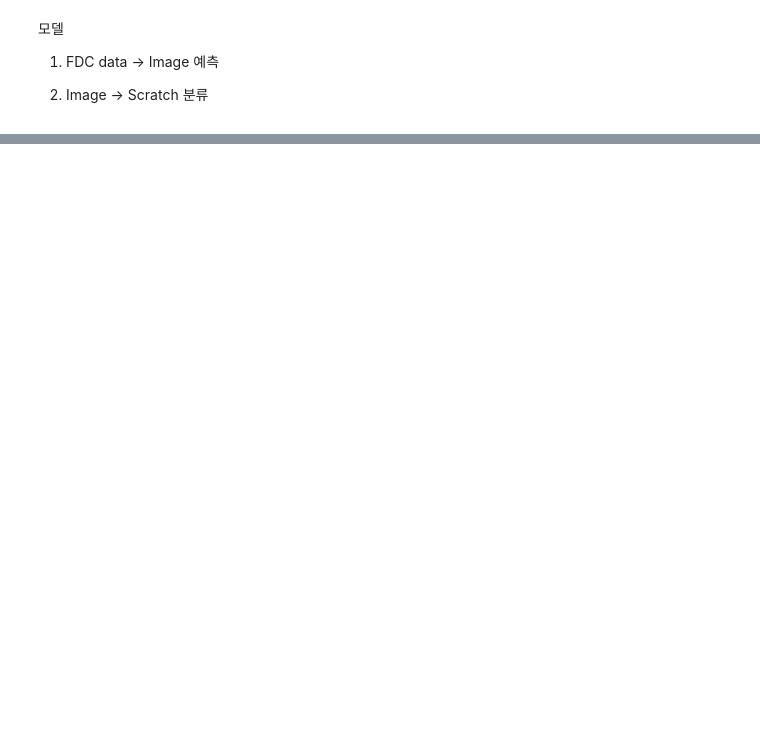
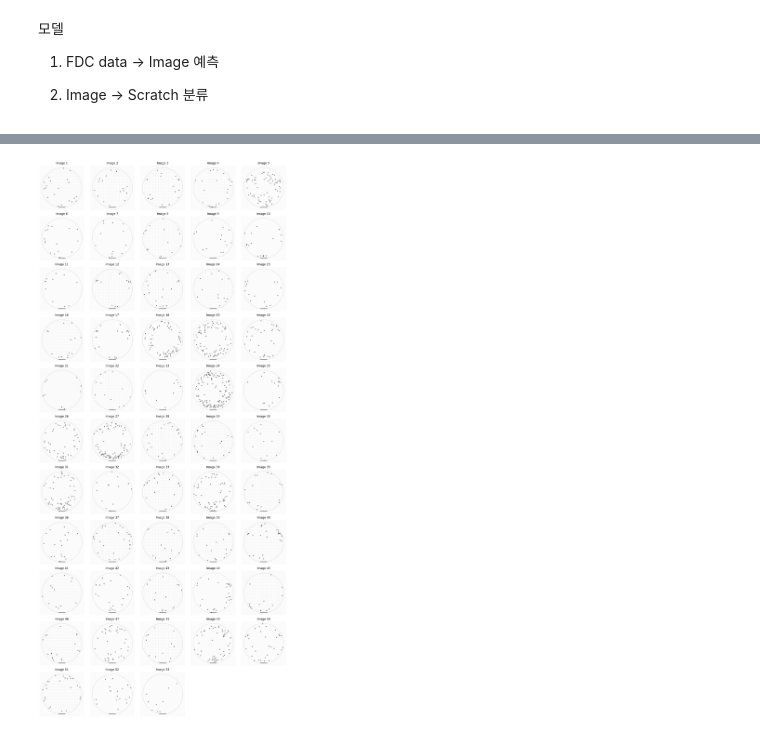
Before and after one commit to rkdeowk/STUDY, a Jupyter notebook: AI/sohui/paper/EDA FDC.ipynb, the cells around one changed output, grey strips where cells are left out. Cells and saved outputs as stored; diff of their text form; code cells hidden in the pictures; blank space fills up the shorter version.

```diff
--- a/AI/sohui/paper/EDA FDC.ipynb
+++ b/AI/sohui/paper/EDA FDC.ipynb
@@ -13,3 +15,31 @@ import shap
+# %%
+def visualize_images(img, num_images=5):
+    total_images = len(img)
+    num_rows = int(np.ceil(total_images / num_images))  # 필요한 행의 수 계산
+
+    # 서브플롯 생성 (num_rows 행과 num_images 열)
+    fig, axes = plt.subplots(num_rows, num_images, figsize=(num_images * 3, num_rows * 3))
+
+    # 만약 num_rows가 1이라면, axes를 1차원 배열로 처리하도록 설정
+    if num_rows == 1:
+        axes = np.expand_dims(axes, axis=0)
+
+    # 이미지 그리기
+    for i in range(total_images):
+        row = i // num_images  # 현재 행
+        col = i % num_images  # 현재 열
+        axes[row, col].imshow(img[i].squeeze(), cmap='gray')  # 이미지 표시
+        axes[row, col].set_title(f"Image {i+1}")  # 이미지 제목 설정
+        axes[row, col].axis('off')  # 축 숨기기
+
+    # 남은 빈 서브플롯 숨기기
+    for i in range(total_images, num_rows * num_images):
+        row = i // num_images
+        col = i % num_images
+        axes[row, col].axis('off')  # 빈 칸은 숨기기
+
+    plt.tight_layout()
+    plt.show()
 # %%
 df_fdc = pd.read_excel('./data/raw/Sensor_Data_DSS_반출.xlsx')
 # %% [markdown]
@@ -172,0 +159,3 @@ Decoder 네트워크 사용:
+# %%
+fdc_train, fdc_temp, img_train, img_temp = train_test_split(df_sensor_scaled, image_data, test_size=0.2, random_state=42)
+fdc_val, fdc_test, img_val, img_test = train_test_split(fdc_temp, img_temp, test_size=0.25, random_state=42)
@@ -172,0 +501,4 @@ Decoder 네트워크 사용:
+# %%
+visualize_images(img_test)
+# %% [output]
+[figure, added]
```
Also changed, not shown: parts of 15 cells of this notebook, 2 other files.
